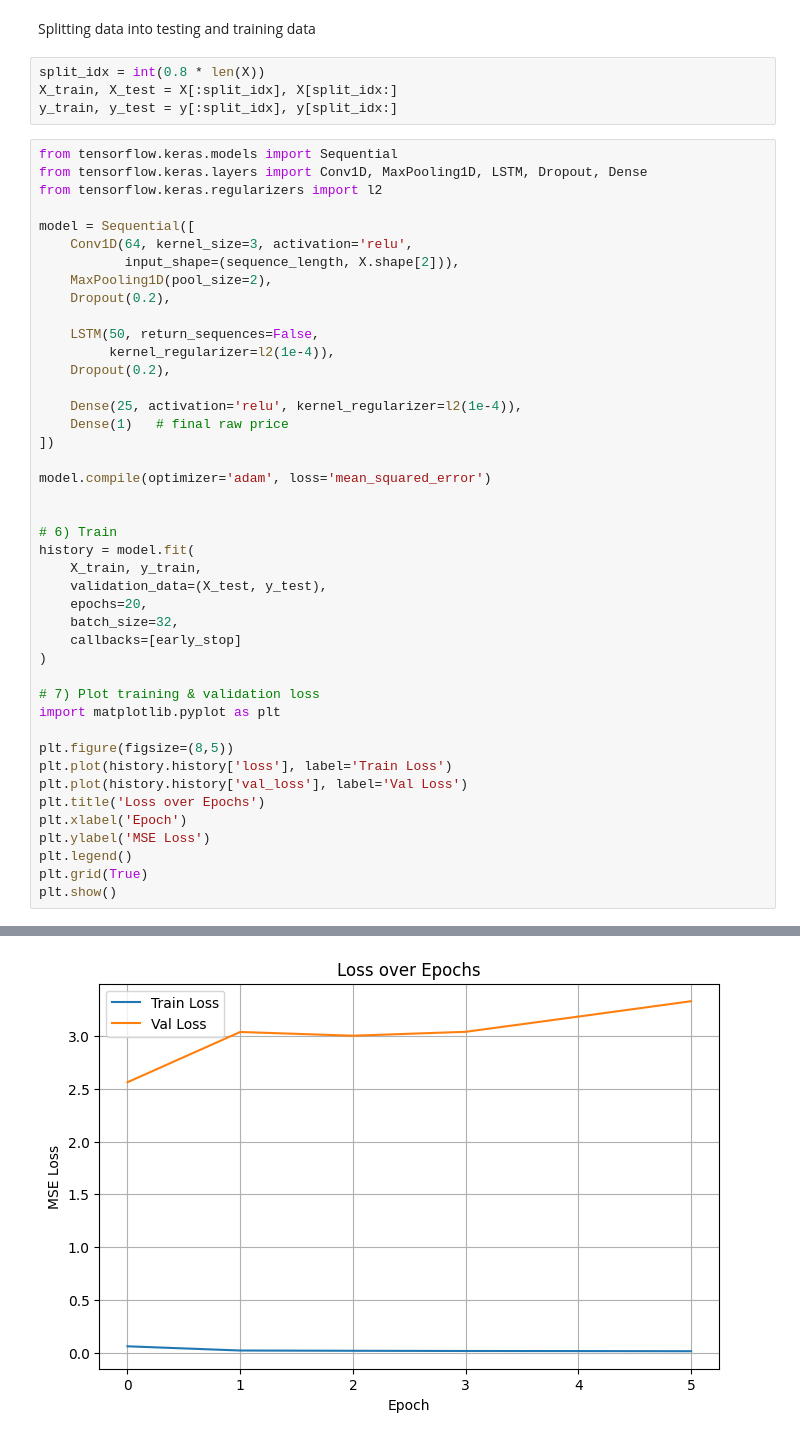
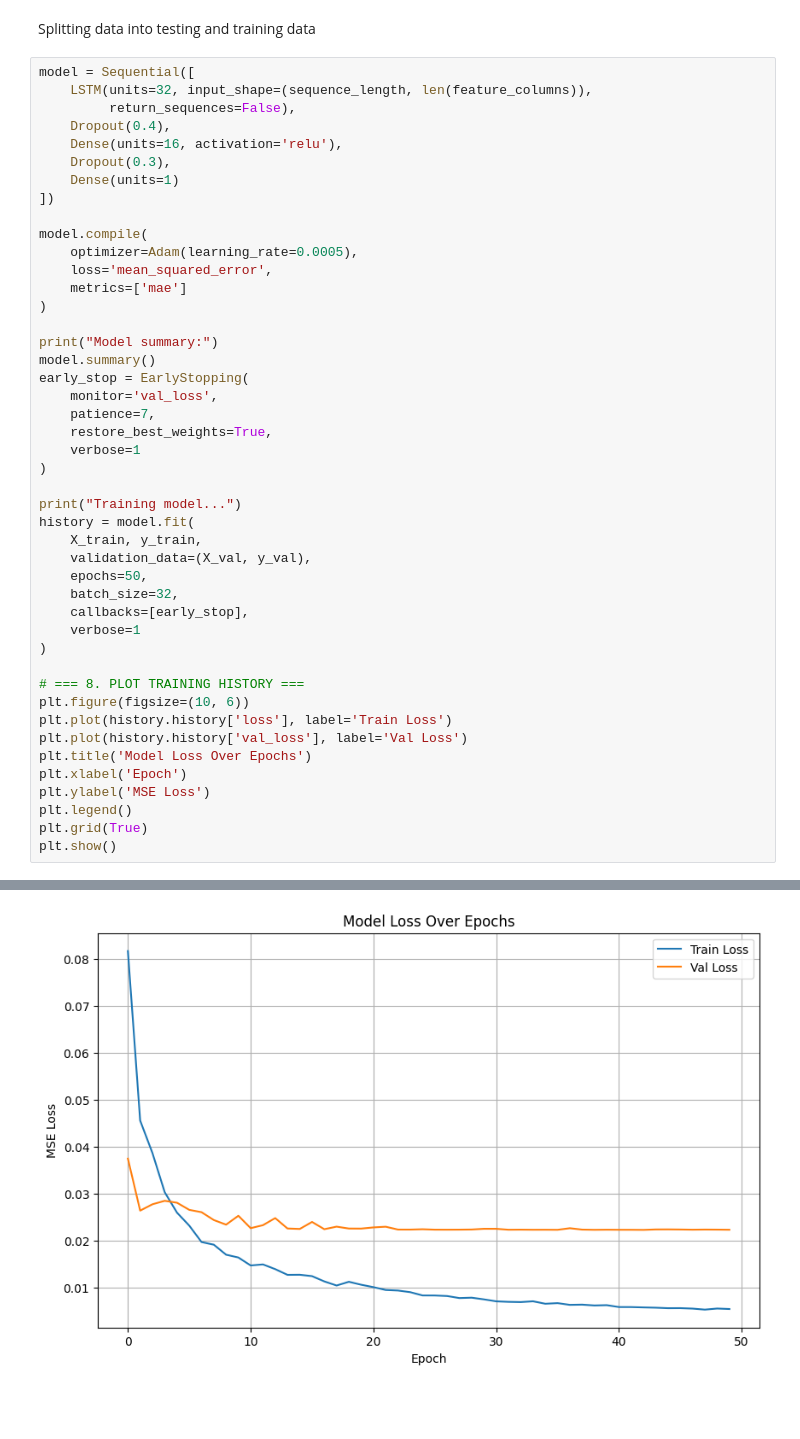
Before and after one commit to Saksham-89/Stock-Price-Predictor, a Jupyter notebook: stock_predictor.ipynb, the cells around one changed output, grey strips where cells are left out. Cells and saved outputs as stored; diff of their text form; blank space fills up the shorter version.

```diff
--- a/stock_predictor.ipynb
+++ b/stock_predictor.ipynb
@@ -67,47 +99,45 @@ y shape: (2376,)
 # %% [markdown]
 Splitting data into testing and training data
-# %%
-split_idx = int(0.8 * len(X))
-X_train, X_test = X[:split_idx], X[split_idx:]
-y_train, y_test = y[:split_idx], y[split_idx:]
 # %%
-from tensorflow.keras.models import Sequential
-from tensorflow.keras.layers import Conv1D, MaxPooling1D, LSTM, Dropout, Dense
-from tensorflow.keras.regularizers import l2
-
 model = Sequential([
-    Conv1D(64, kernel_size=3, activation='relu',
-           input_shape=(sequence_length, X.shape[2])),
-    MaxPooling1D(pool_size=2),
-    Dropout(0.2),
-
-    LSTM(50, return_sequences=False,
-         kernel_regularizer=l2(1e-4)),
-    Dropout(0.2),
-
-    Dense(25, activation='relu', kernel_regularizer=l2(1e-4)),
-    Dense(1)   # final raw price
+    LSTM(units=32, input_shape=(sequence_length, len(feature_columns)),
+         return_sequences=False),
+    Dropout(0.4),
+    Dense(units=16, activation='relu'),
+    Dropout(0.3),
+    Dense(units=1)
 ])
 
-model.compile(optimizer='adam', loss='mean_squared_error')
+model.compile(
+    optimizer=Adam(learning_rate=0.0005),
+    loss='mean_squared_error',
+    metrics=['mae']
+)
 
+print("Model summary:")
+model.summary()
+early_stop = EarlyStopping(
+    monitor='val_loss',
+    patience=7,
+    restore_best_weights=True,
+    verbose=1
+)
 
-# 6) Train
+print("Training model...")
 history = model.fit(
     X_train, y_train,
-    validation_data=(X_test, y_test),
-    epochs=20,
+    validation_data=(X_val, y_val),
+    epochs=50,
     batch_size=32,
-    callbacks=[early_stop]
+    callbacks=[early_stop],
+    verbose=1
 )
 
-# 7) Plot training & validation loss
-import matplotlib.pyplot as plt
-
-plt.figure(figsize=(8,5))
+# === 8. PLOT TRAINING HISTORY ===
+plt.figure(figsize=(10, 6))
 plt.plot(history.history['loss'], label='Train Loss')
 plt.plot(history.history['val_loss'], label='Val Loss')
-plt.title('Loss over Epochs')
+plt.title('Model Loss Over Epochs')
 plt.xlabel('Epoch')
 plt.ylabel('MSE Loss')
 plt.legend()
@@ -129,2 +182,2 @@ Epoch 6/20
-[figure, old version]
+[figure, new version]
 # %%
```
Also changed, not shown: parts of 9 cells of this notebook.
